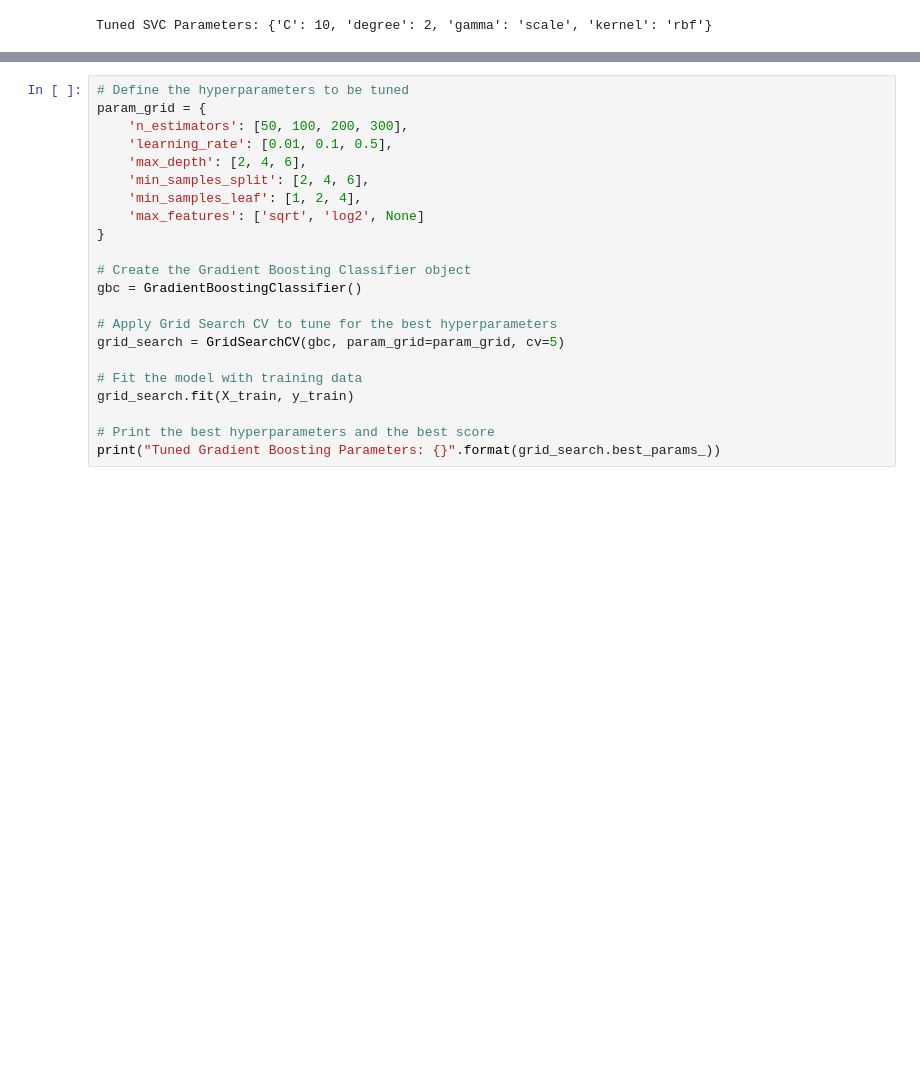
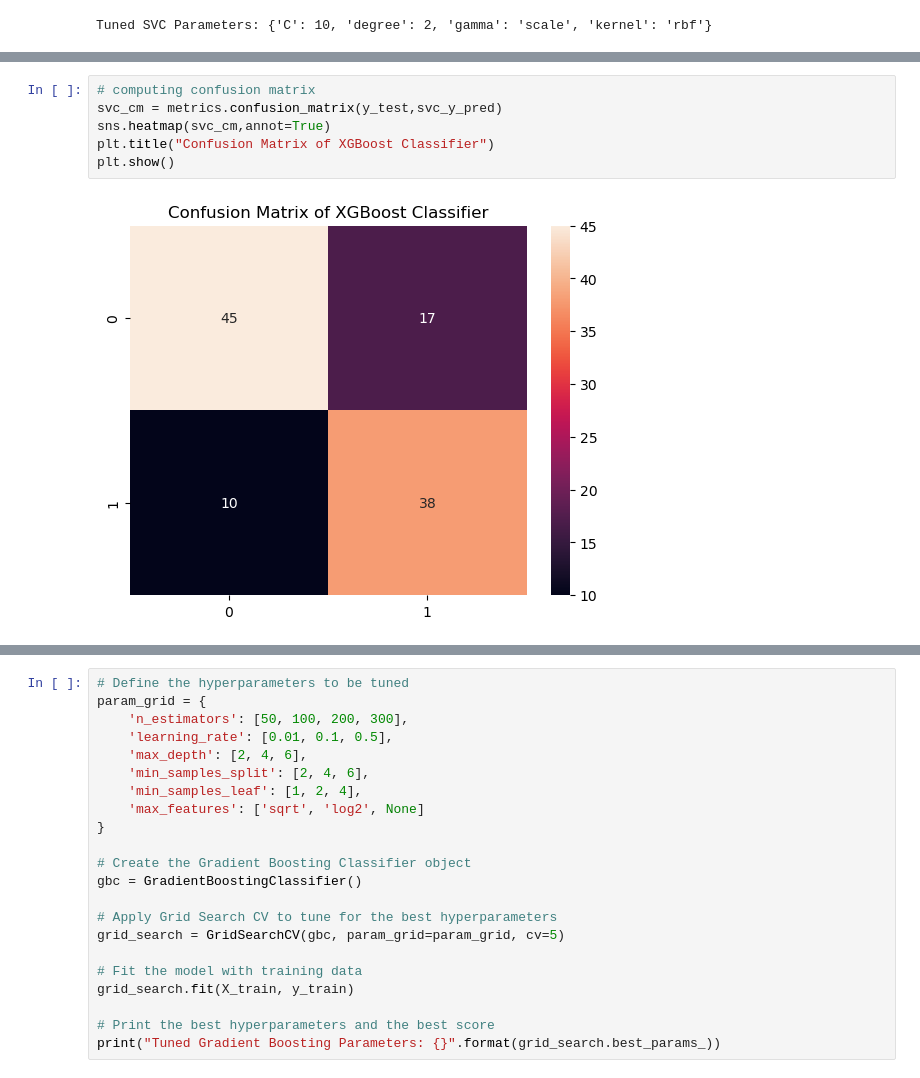
Before and after one commit to YixuanJiao04/Breast-Cancer-Classification, a Jupyter notebook: Liver_Cirhosis_Prediction_final.ipynb, the cells around one changed output, grey strips where cells are left out. Saved outputs shown, nothing was run; the diff lists cells and outputs as text; blank space fills up the shorter version.

```diff
--- a/Liver_Cirhosis_Prediction_final.ipynb
+++ b/Liver_Cirhosis_Prediction_final.ipynb
@@ -465,0 +453,8 @@ Accuracy Score of XGBoost classifier is 0.7818181818181819
+# %%
+# computing confusion matrix
+svc_cm = metrics.confusion_matrix(y_test,svc_y_pred)
+sns.heatmap(svc_cm,annot=True)
+plt.title("Confusion Matrix of XGBoost Classifier")
+plt.show()
+# %% [output]
+[figure, added]
```
Also changed, not shown: parts of 32 cells of this notebook.
